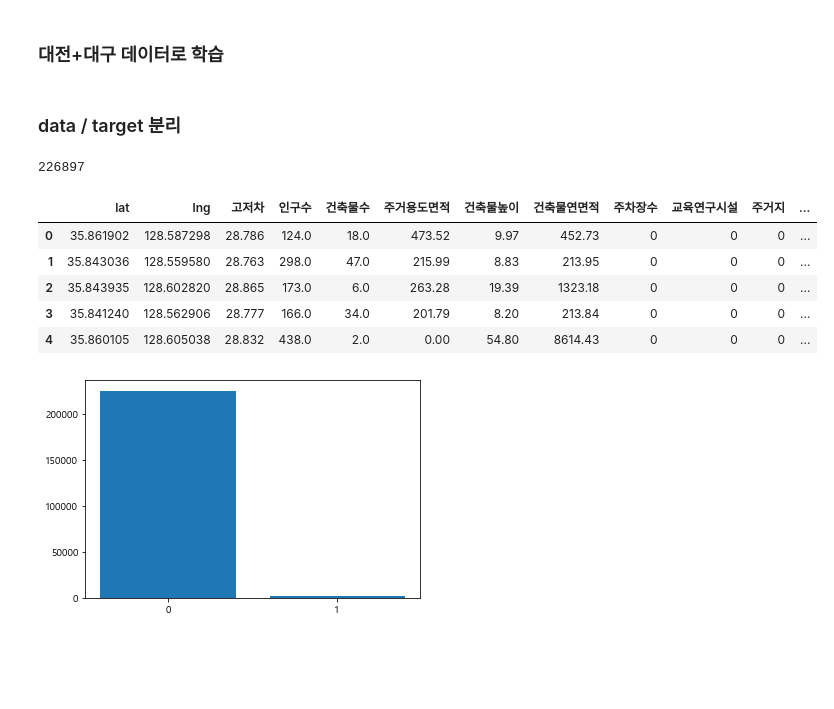
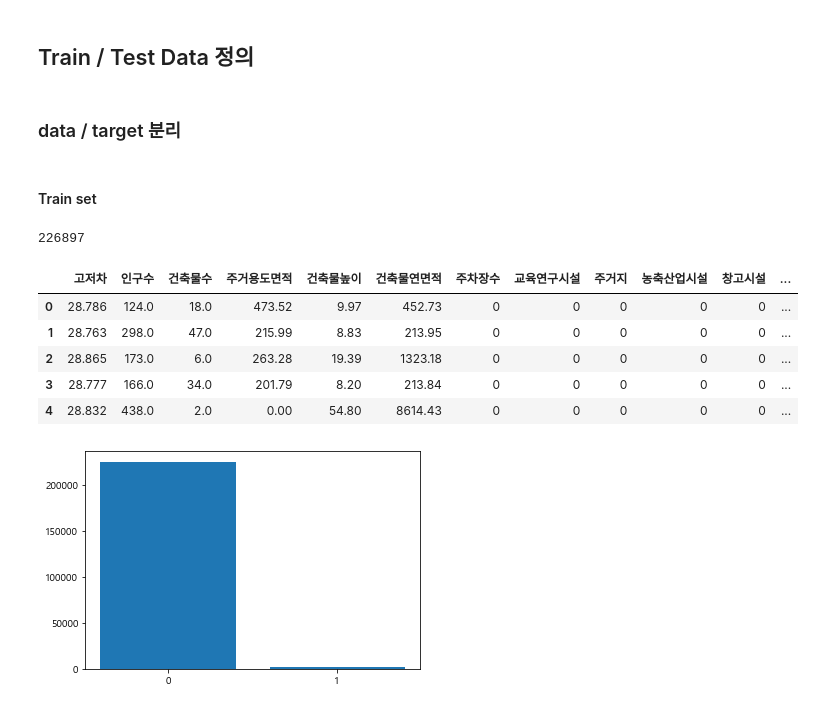
Before and after one commit to herongherong/kDataEV_Group_1, a Jupyter notebook: Jeonghyun/Preprocessing & Modeling.ipynb, the cells around one changed output. Drawn from its saved outputs; the diff is of its cells as text; code cells hidden in the pictures; blank space fills up the shorter version.

```diff
--- a/Jeonghyun/Preprocessing & Modeling.ipynb
+++ b/Jeonghyun/Preprocessing & Modeling.ipynb
@@ -110,17 +93,22 @@ recall score(True Positive) 실제 충전소가 맞는 지 맞춘 경우 : 3 / 2
-# %% [markdown]
-### 대전+대구 데이터로 학습
+# %% [markdown]
+## Train / Test Data 정의
 # %% [markdown]
 ### data / target 분리
+# %% [markdown]
+#### Train set
 # %%
-train_data = pd.concat([daegu[daegu.columns[1:-1]], daejeon[daejeon.columns[1:-1]]])
+# 학습 데이터는 대구+대전
+# 226897개
+
+train_data = pd.concat([daegu[daegu.columns[3:-1]], daejeon[daejeon.columns[3:-1]]])
 print(len(train_data))
 train_data.head()
 # %% [output]
 226897
-|  | lat | lng | 고저차 | 인구수 | 건축물수 | 주거용도면적 | 건축물높이 | 건축물연면적 | 주차장수 | 교육연구시설 | 주거지 | ... |
-| 0 | 35.861902 | 128.587298 | 28.786 | 124.0 | 18.0 | 473.52 | 9.97 | 452.73 | 0 | 0 | 0 | ... |
-| 1 | 35.843036 | 128.559580 | 28.763 | 298.0 | 47.0 | 215.99 | 8.83 | 213.95 | 0 | 0 | 0 | ... |
-| 2 | 35.843935 | 128.602820 | 28.865 | 173.0 | 6.0 | 263.28 | 19.39 | 1323.18 | 0 | 0 | 0 | ... |
-| 3 | 35.841240 | 128.562906 | 28.777 | 166.0 | 34.0 | 201.79 | 8.20 | 213.84 | 0 | 0 | 0 | ... |
-| 4 | 35.860105 | 128.605038 | 28.832 | 438.0 | 2.0 | 0.00 | 54.80 | 8614.43 | 0 | 0 | 0 | ... |
+|  | 고저차 | 인구수 | 건축물수 | 주거용도면적 | 건축물높이 | 건축물연면적 | 주차장수 | 교육연구시설 | 주거지 | 농축산업시설 | 창고시설 | ... |
+| 0 | 28.786 | 124.0 | 18.0 | 473.52 | 9.97 | 452.73 | 0 | 0 | 0 | 0 | 0 | ... |
+| 1 | 28.763 | 298.0 | 47.0 | 215.99 | 8.83 | 213.95 | 0 | 0 | 0 | 0 | 0 | ... |
+| 2 | 28.865 | 173.0 | 6.0 | 263.28 | 19.39 | 1323.18 | 0 | 0 | 0 | 0 | 0 | ... |
+| 3 | 28.777 | 166.0 | 34.0 | 201.79 | 8.20 | 213.84 | 0 | 0 | 0 | 0 | 0 | ... |
+| 4 | 28.832 | 438.0 | 2.0 | 0.00 | 54.80 | 8614.43 | 0 | 0 | 0 | 0 | 0 | ... |
 # %%
```
Also changed, not shown: parts of 70 cells of this notebook.
